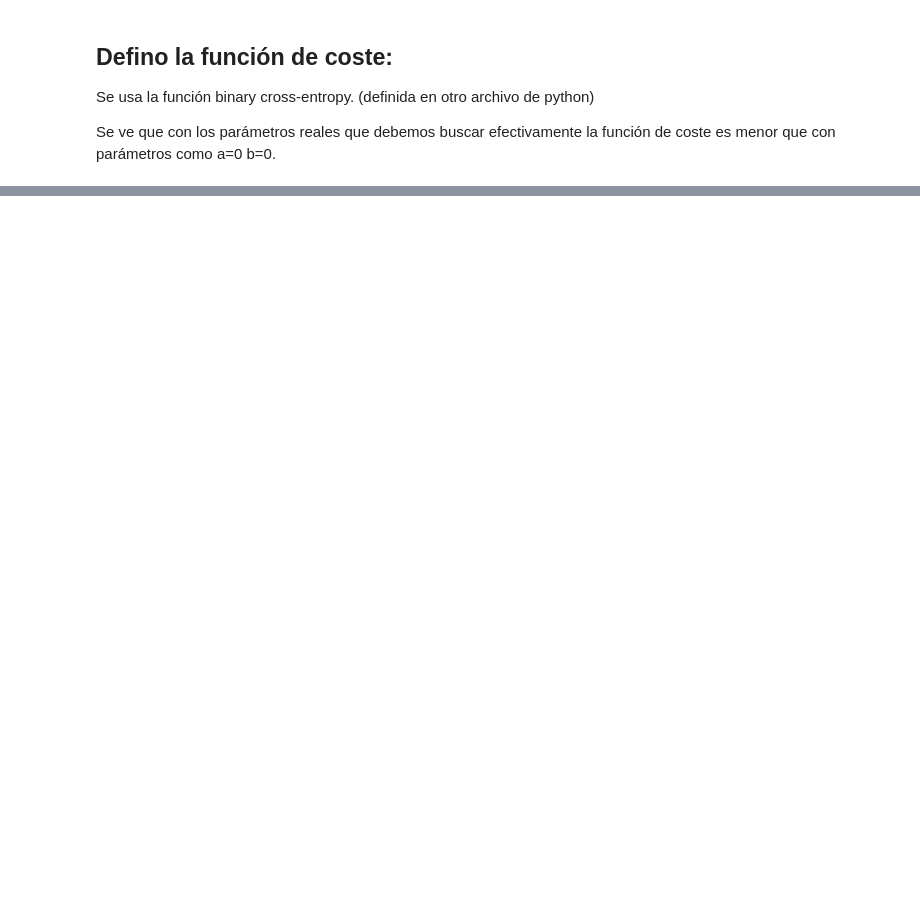
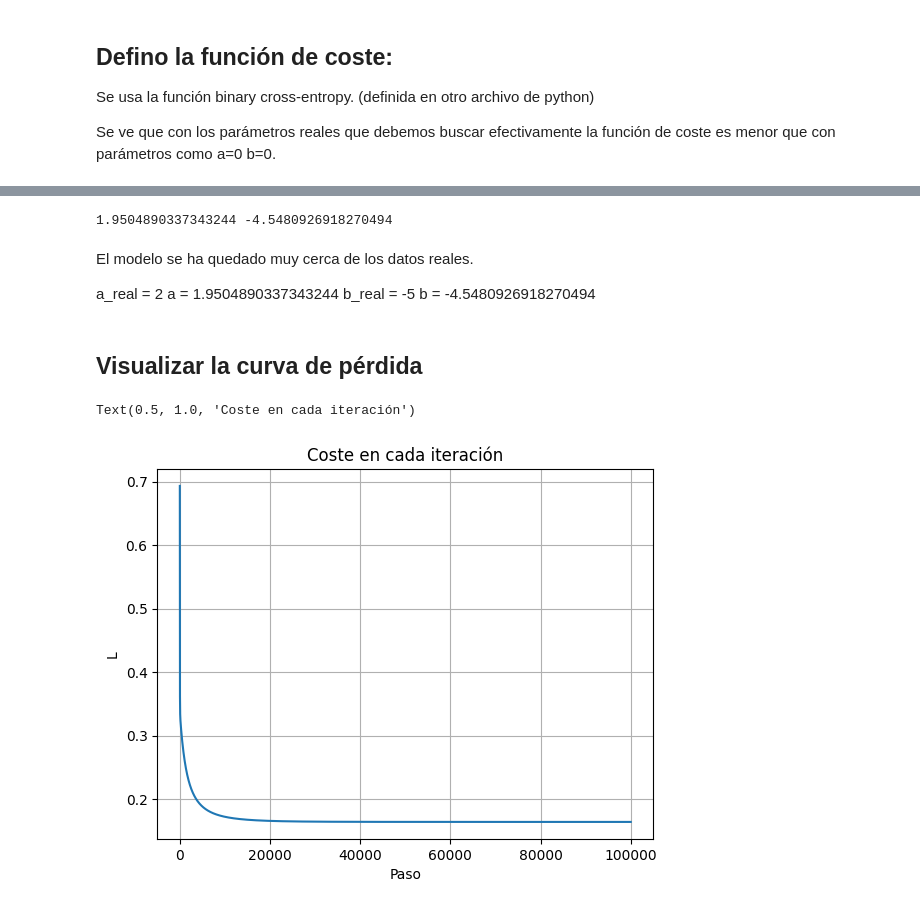
Before and after one commit to joslfer/ml-quest, a Jupyter notebook: regresion-logistica/regresion_logistica.ipynb, the cells around one changed output, grey strips where cells are left out. Drawn from its saved outputs; the diff is of its cells as text; code cells hidden in the pictures; blank space fills up the shorter version.

```diff
--- a/regresion-logistica/regresion_logistica.ipynb
+++ b/regresion-logistica/regresion_logistica.ipynb
@@ -75,0 +167,30 @@ np.float64(0.20153575161768797)
+# %%
+x = np.random.uniform(0,10,1000)
+z = a_real * x + b_real
+p = sigmoide(z)
+y = np.random.binomial(1,p)
+
+from regresion_logistica import entrenar
+
+a, b, a_record, b_record, L = entrenar(x,y,0.01,100000)
+print(a,b)
+# %% [output]
+1.9504890337343244 -4.5480926918270494
+# %% [markdown]
+El modelo se ha quedado muy cerca de los datos reales.
+
+a_real = 2
+a = 1.9504890337343244
+b_real = -5
+b = -4.5480926918270494
+# %% [markdown]
+## Visualizar la curva de pérdida
+# %%
+plt.plot(L)
+plt.xlabel("Paso")
+plt.ylabel("L")
+plt.grid()
+plt.title("Coste en cada iteración")
+# %% [output]
+Text(0.5, 1.0, 'Coste en cada iteración')
+[figure, added]
```
Also changed, not shown: parts of 11 cells of this notebook, 3 other files.
